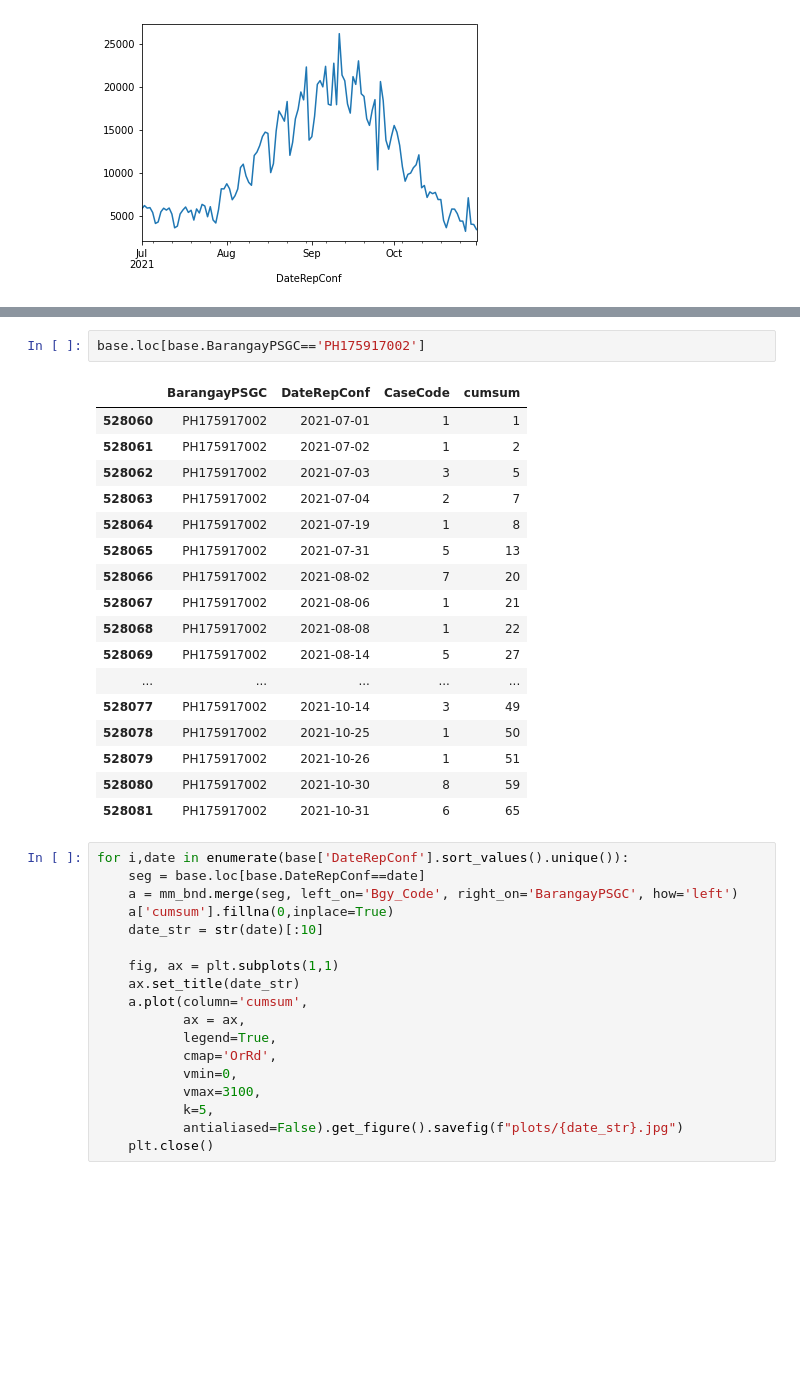
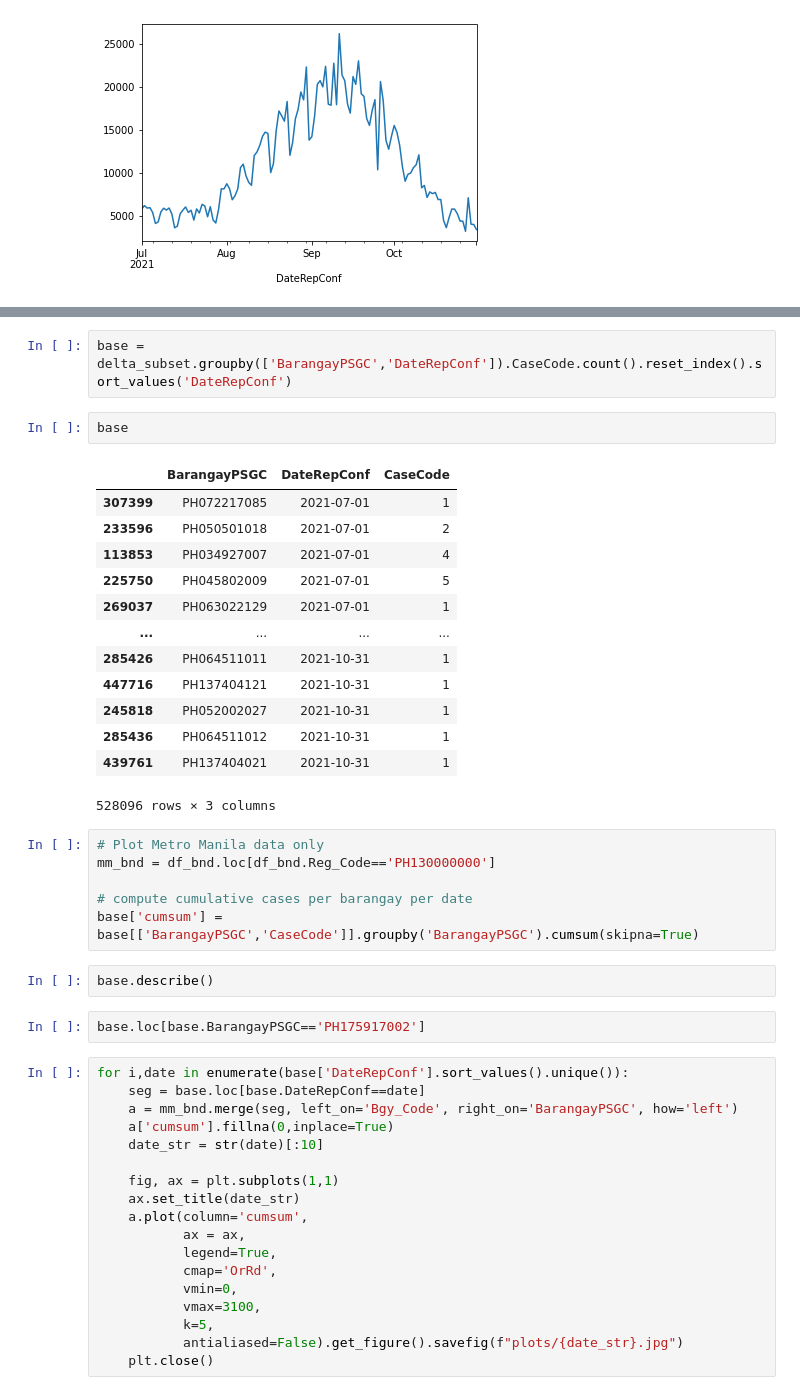
Before and after one commit to tropicalmentat/covid-bgy-geoprocess, a Jupyter notebook: geoprocess.ipynb, the cells around one changed output, grey strips where cells are left out. Saved outputs shown, nothing was run; the diff lists cells and outputs as text; blank space fills up the shorter version.

```diff
--- a/geoprocess.ipynb
+++ b/geoprocess.ipynb
@@ -78,23 +43,31 @@ base.describe()
-# %%
-base.loc[base.BarangayPSGC=='PH175917002']
-# %% [output]
-|  | BarangayPSGC | DateRepConf | CaseCode | cumsum |
-| 528060 | PH175917002 | 2021-07-01 | 1 | 1 |
-| 528061 | PH175917002 | 2021-07-02 | 1 | 2 |
-| 528062 | PH175917002 | 2021-07-03 | 3 | 5 |
-| 528063 | PH175917002 | 2021-07-04 | 2 | 7 |
-| 528064 | PH175917002 | 2021-07-19 | 1 | 8 |
-| 528065 | PH175917002 | 2021-07-31 | 5 | 13 |
-| 528066 | PH175917002 | 2021-08-02 | 7 | 20 |
-| 528067 | PH175917002 | 2021-08-06 | 1 | 21 |
-| 528068 | PH175917002 | 2021-08-08 | 1 | 22 |
-| 528069 | PH175917002 | 2021-08-14 | 5 | 27 |
-| ... | ... | ... | ... | ... |
-| 528077 | PH175917002 | 2021-10-14 | 3 | 49 |
-| 528078 | PH175917002 | 2021-10-25 | 1 | 50 |
-| 528079 | PH175917002 | 2021-10-26 | 1 | 51 |
-| 528080 | PH175917002 | 2021-10-30 | 8 | 59 |
-| 528081 | PH175917002 | 2021-10-31 | 6 | 65 |
+# %%
+base = delta_subset.groupby(['BarangayPSGC','DateRepConf']).CaseCode.count().reset_index().sort_values('DateRepConf')
+# %%
+base
+# %% [output]
+|  | BarangayPSGC | DateRepConf | CaseCode |
+| 307399 | PH072217085 | 2021-07-01 | 1 |
+| 233596 | PH050501018 | 2021-07-01 | 2 |
+| 113853 | PH034927007 | 2021-07-01 | 4 |
+| 225750 | PH045802009 | 2021-07-01 | 5 |
+| 269037 | PH063022129 | 2021-07-01 | 1 |
+| ... | ... | ... | ... |
+| 285426 | PH064511011 | 2021-10-31 | 1 |
+| 447716 | PH137404121 | 2021-10-31 | 1 |
+| 245818 | PH052002027 | 2021-10-31 | 1 |
+| 285436 | PH064511012 | 2021-10-31 | 1 |
+| 439761 | PH137404021 | 2021-10-31 | 1 |
+528096 rows × 3 columns
+# %%
+# Plot Metro Manila data only
+mm_bnd = df_bnd.loc[df_bnd.Reg_Code=='PH130000000']
+
+# compute cumulative cases per barangay per date
+base['cumsum'] = base[['BarangayPSGC','CaseCode']].groupby('BarangayPSGC').cumsum(skipna=True)
+# %%
+base.describe()
+# %%
+base.loc[base.BarangayPSGC=='PH175917002']
 # %%
 for i,date in enumerate(base['DateRepConf'].sort_values().unique()):
     seg = base.loc[base.DateRepConf==date]
```
Also changed, not shown: parts of 9 cells of this notebook.
